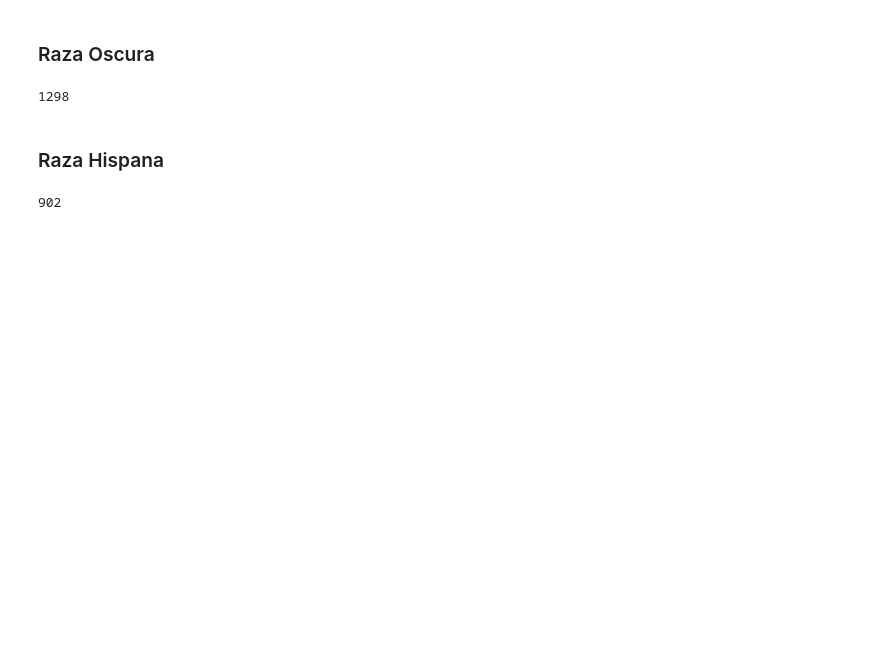
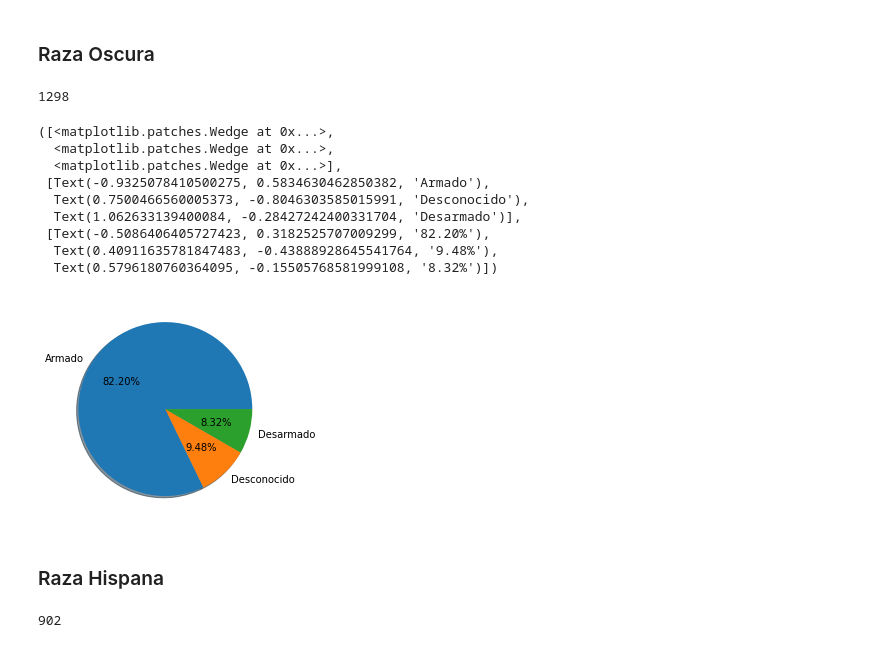
Before and after one commit to EmmanuelGalvan/MineriaDatos, a Jupyter notebook: Archivos/PIA/Visualizacion_Equipo9.ipynb, the cells around one changed output. Saved outputs shown, nothing was run; the diff lists cells and outputs as text; code cells hidden in the pictures; blank space fills up the shorter version.

```diff
--- a/Archivos/PIA/Visualizacion_Equipo9.ipynb
+++ b/Archivos/PIA/Visualizacion_Equipo9.ipynb
@@ -59,6 +104,21 @@ R_Oscura = df_PS[df_PS['Raza']=='Black']
 R_Oscura['Raza'].count()
 # %% [output]
 1298
+# %%
+G_PieRO = (R_Oscura["Categoria_de_armas"].value_counts() / len(R_Oscura))
+G_PieRO
+plt.pie(G_PieRO, labels = nombres, autopct='%1.2f%%', shadow=True)
+# %% [output]
+([<matplotlib.patches.Wedge at 0x...>,
+  <matplotlib.patches.Wedge at 0x...>,
+  <matplotlib.patches.Wedge at 0x...>],
+ [Text(-0.9325078410500275, 0.5834630462850382, 'Armado'),
+  Text(0.7500466560005373, -0.8046303585015991, 'Desconocido'),
+  Text(1.062633139400084, -0.28427242400331704, 'Desarmado')],
+ [Text(-0.5086406405727423, 0.3182525707009299, '82.20%'),
+  Text(0.40911635781847483, -0.43888928645541764, '9.48%'),
+  Text(0.5796180760364095, -0.15505768581999108, '8.32%')])
+[figure, added]
 # %% [markdown]
 ### Raza Hispana
 # %%
```
Also changed, not shown: parts of 20 cells of this notebook.
